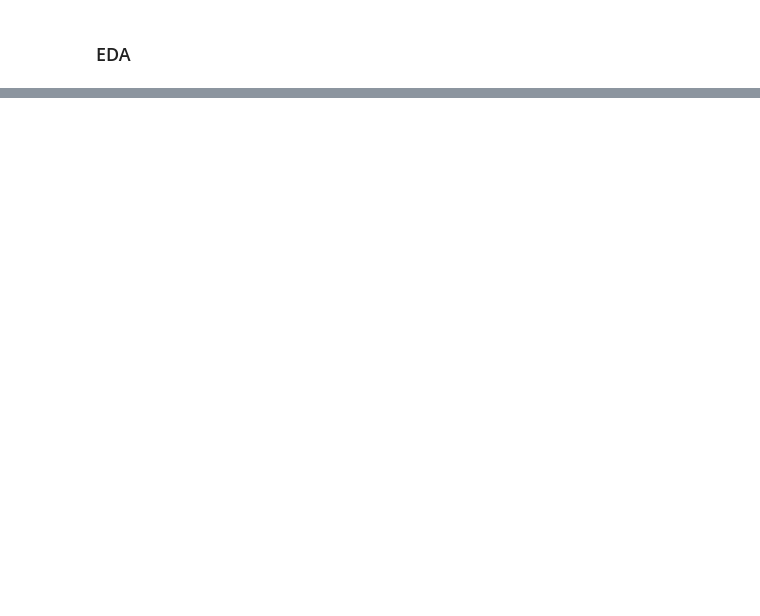
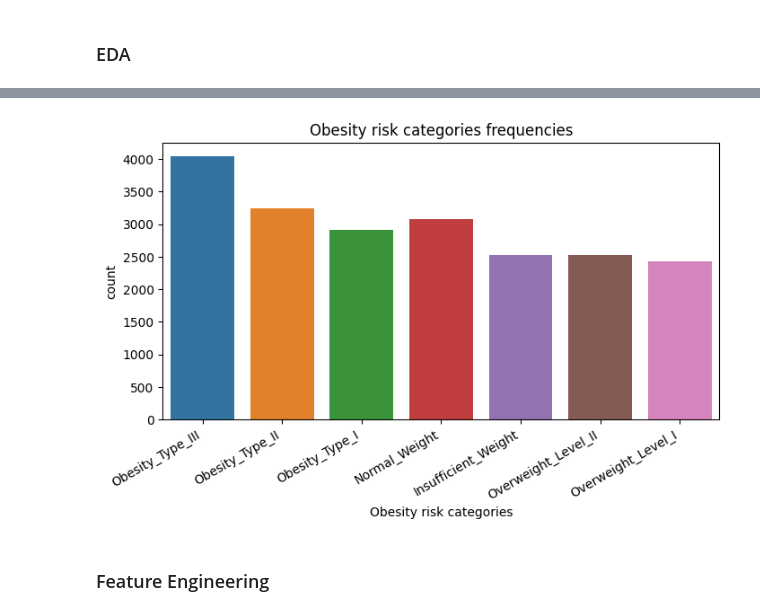
Before and after one commit to alex-volosha/mc-obesity-risk, a Jupyter notebook: main.ipynb, the cells around one changed output, grey strips where cells are left out. Saved outputs shown, nothing was run; the diff lists cells and outputs as text; code cells hidden in the pictures; blank space fills up the shorter version.

```diff
--- a/main.ipynb
+++ b/main.ipynb
@@ -4,3 +22,3 @@ import pandas as pd
 # %%
-df_train = pd.read_csv("/Users/mac/kaggle_projects/mc-obesity-risk/playground-series-s4e2/train.csv")
-df_test = pd.read_csv("/Users/mac/kaggle_projects/mc-obesity-risk/playground-series-s4e2/test.csv")
+train = pd.read_csv("/Users/mac/kaggle_projects/mc-obesity-risk/playground-series-s4e2/train.csv")
+test = pd.read_csv("/Users/mac/kaggle_projects/mc-obesity-risk/playground-series-s4e2/test.csv")
@@ -98,0 +78,20 @@ We have 8/17 categorical features and 9/17 numerical features
+# %%
+plt.figure(figsize = (8,4))
+target_categories = [
+    "Obesity_Type_III",
+    "Obesity_Type_II",
+    "Obesity_Type_I",
+    "Normal_Weight",
+    "Insufficient_Weight",
+    "Overweight_Level_II",
+    "Overweight_Level_I"]
+
+ax = sns.countplot(x = 'NObeyesdad',data =train, order = target_categories)
+plt.title("Obesity risk categories frequencies")
+plt.xlabel("Obesity risk categories")
+ax.set_xticklabels(labels = ax.get_xticklabels(), rotation = 30, ha = "right")
+plt.show()
+# %% [output]
+[figure, added]
+# %% [markdown]
+### Feature Engineering
```
Also changed, not shown: parts of 38 cells of this notebook.
